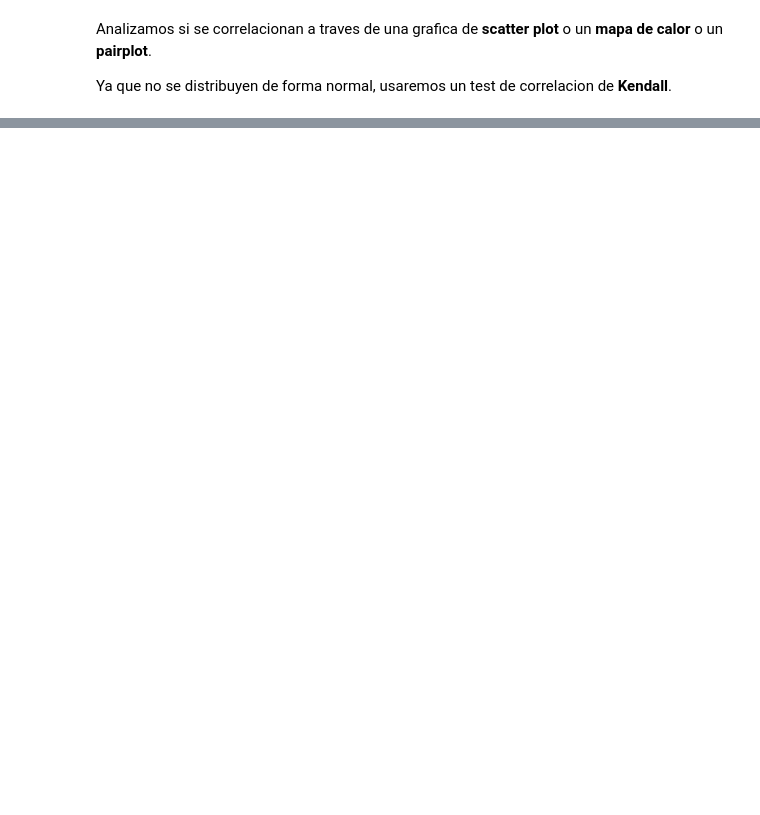
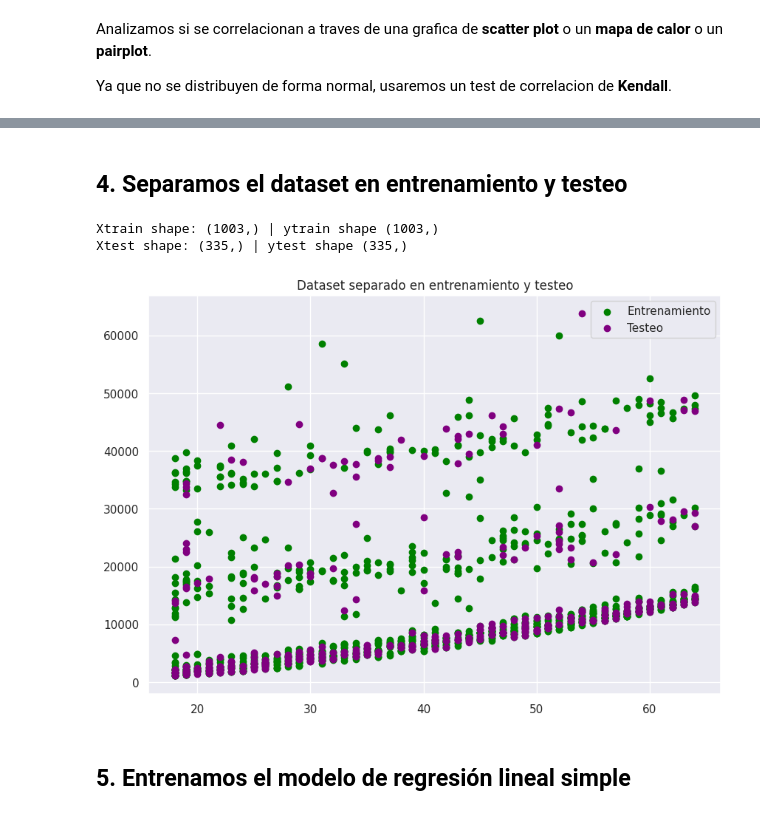
Before and after one commit to juampi20/artificial-intelligence-2022, a Jupyter notebook: tp2_juanpablogarcia_2022.ipynb, the cells around one changed output, grey strips where cells are left out. Cells and saved outputs as stored; diff of their text form; code cells hidden in the pictures; blank space fills up the shorter version.

```diff
--- a/tp2_juanpablogarcia_2022.ipynb
+++ b/tp2_juanpablogarcia_2022.ipynb
@@ -115,0 +116,24 @@ sns.pairplot(data[["age","bmi"]]);
+# %% [markdown]
+## 4. Separamos el dataset en entrenamiento y testeo
+# %%
+from sklearn.model_selection import train_test_split
+
+Xtrain, Xtest, ytrain, ytest = train_test_split(x, y, test_size=0.25, random_state=42)
+# %%
+# Vemos las especificaciones de cada conjunto de datos formados
+print(f"Xtrain shape: {Xtrain.shape} | ytrain shape {ytrain.shape}")
+print(f"Xtest shape: {Xtest.shape} | ytest shape {ytest.shape}")
+# %% [output]
+Xtrain shape: (1003,) | ytrain shape (1003,)
+Xtest shape: (335,) | ytest shape (335,)
+# %%
+# Grafico de como queda el dataset separado en entrenamiento y testeo
+plt.figure(figsize=(10,7))
+plt.scatter(Xtrain,ytrain,c='green',label='Entrenamiento')
+plt.scatter(Xtest,ytest,c='purple',label='Testeo')
+plt.legend()
+plt.title("Dataset separado en entrenamiento y testeo");
+# %% [output]
+[figure, added]
+# %% [markdown]
+## 5. Entrenamos el modelo de regresión lineal simple
```
Also changed, not shown: parts of 69 cells of this notebook.
